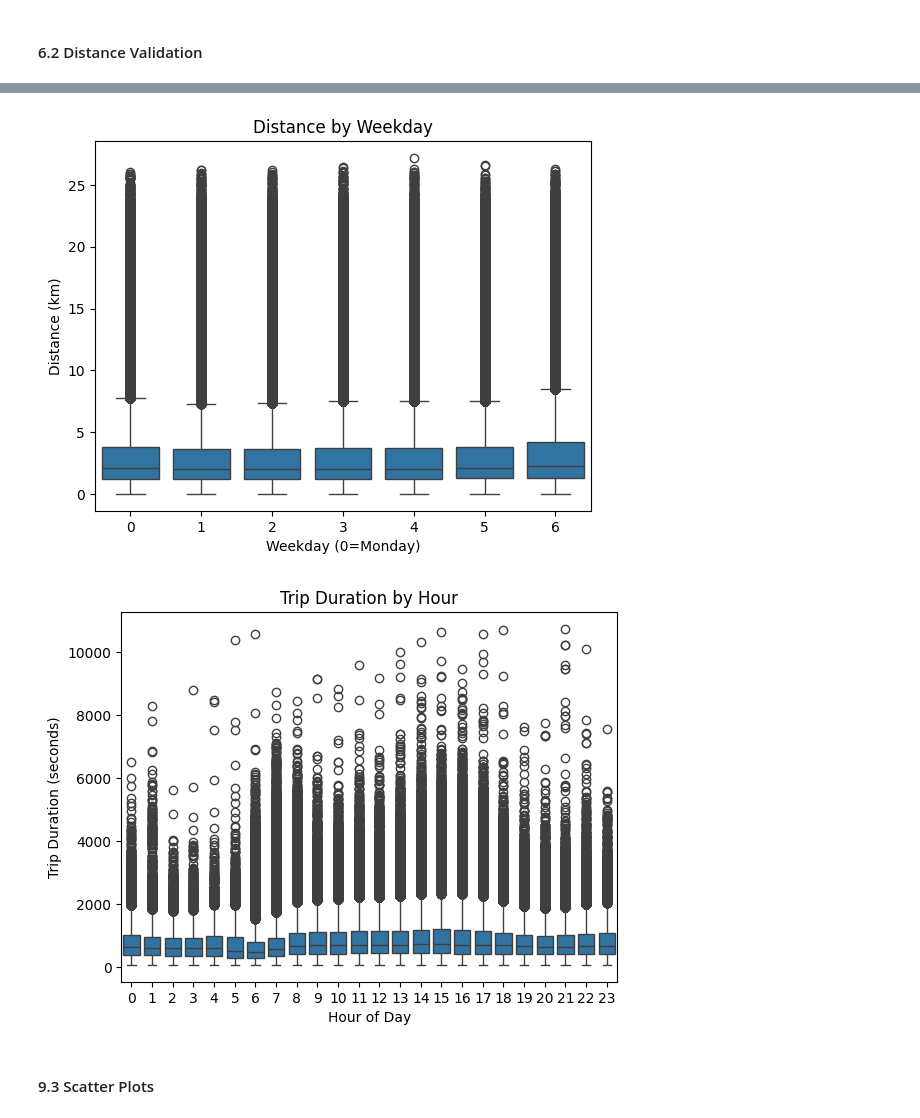
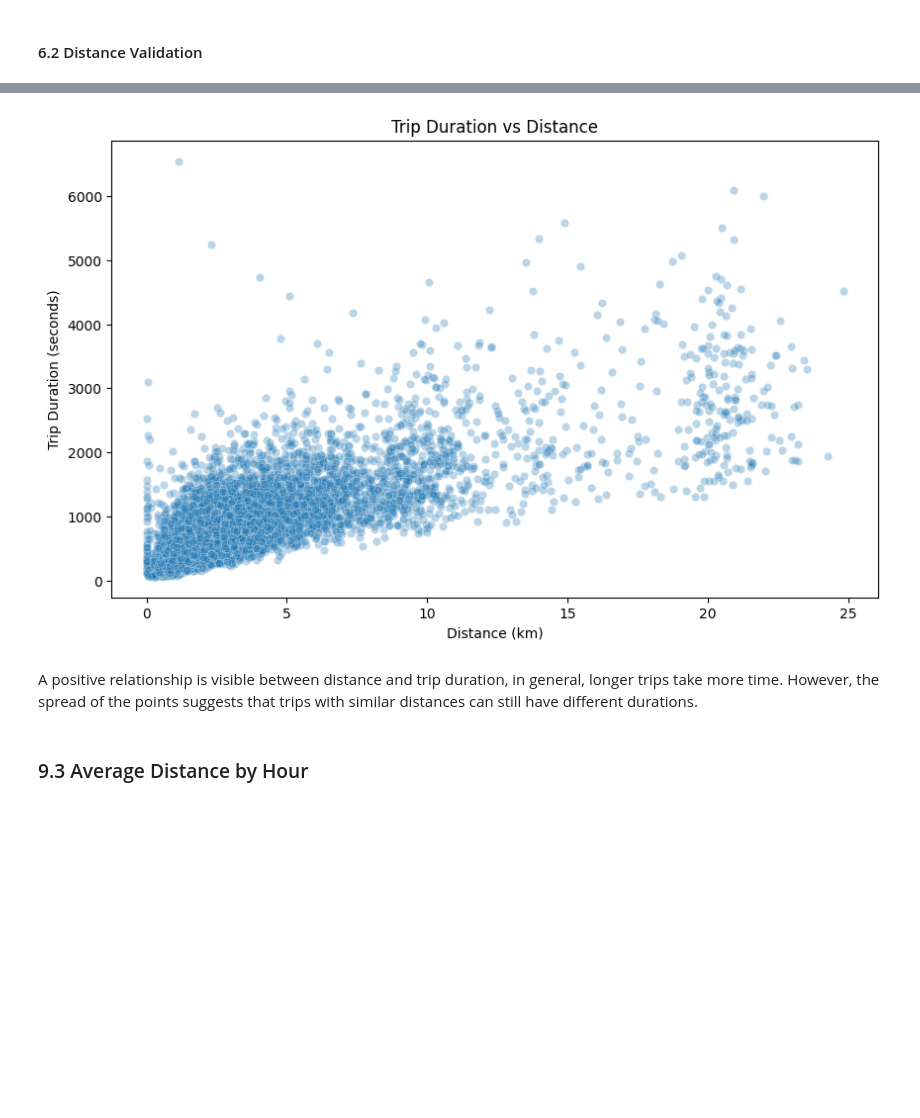
Before and after one commit to HZertuche/nyc_taxi_service_etl, a Jupyter notebook: notebooks/ny_trip_duration.ipynb, the cells around one changed output, grey strips where cells are left out. Drawn from its saved outputs; the diff is of its cells as text; code cells hidden in the pictures; blank space fills up the shorter version.

```diff
--- a/notebooks/ny_trip_duration.ipynb
+++ b/notebooks/ny_trip_duration.ipynb
@@ -271,12 +325,15 @@ print(result)
 import matplotlib.pyplot as plt
 import seaborn as sns
 
-df = pd.read_parquet(
-    r"C:\Users\ADMIN\Documents\Torin\Data Engineer\GitHub\NY Trip Duration\data\processed\cleaned_nyc_taxi.parquet"
-)
+# Load processed dataset from Parquet for visualization
+viz_df = pd.read_parquet("../data/processed/nyc_taxi_features.parquet")
 
-sns.histplot(df['trip_duration'] / 60, bins=50, kde=True)
-plt.xlabel("Trip Duration (min)")
-plt.title("Distribution of Trip Durations")
+plt.figure(figsize=(10, 6))
+sns.histplot(viz_df["trip_duration"] / 60, bins=50, kde=True)
+
+plt.title("Distribution of Trip Duration")
+plt.xlabel("Trip Duration (minutes)")
+plt.ylabel("Frequency")
+plt.xlim(0, 120)
 plt.show()
 # %% [output]
@@ -286,18 +345,22 @@ plt.show()
 # %%
-sns.boxplot(x='weekday', y='distance_km', data=df)
-plt.xlabel("Weekday (0=Monday)")
-plt.ylabel("Distance (km)")
-plt.title("Distance by Weekday")
+sample_df = viz_df.sample(min(10000, len(viz_df)), random_state=42)
+
+plt.figure(figsize=(10, 6))
+sns.scatterplot(
+    data=sample_df,
+    x="distance_km",
+    y="trip_duration",
+    alpha=0.3
+)
+
+plt.title("Trip Duration vs Distance")
+plt.xlabel("Distance (km)")
+plt.ylabel("Trip Duration (seconds)")
 plt.show()
-
-sns.boxplot(x='hour', y='trip_duration', data=df)
-plt.xlabel("Hour of Day")
-plt.ylabel("Trip Duration (seconds)")
-plt.title("Trip Duration by Hour")
-plt.show()
 # %% [output]
-[figure, old version]
+[figure, new version]
-[figure, removed]
+# %% [markdown]
+A positive relationship is visible between distance and trip duration, in general, longer trips take more time. However, the spread of the points suggests that trips with similar distances can still have different durations.
 # %% [markdown]
-#### 9.3 Scatter Plots
+### 9.3 Average Distance by Hour
 # %%
```
Also changed, not shown: parts of 53 cells of this notebook, 2 other files.
